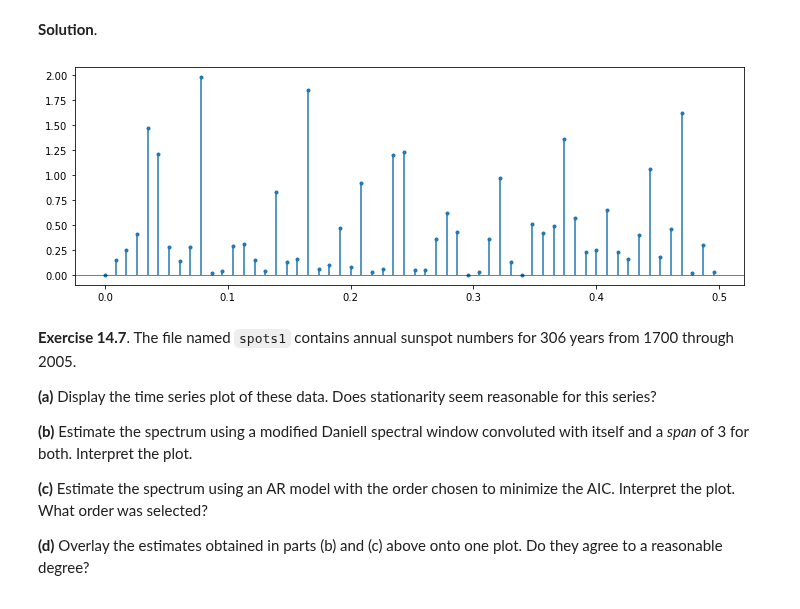
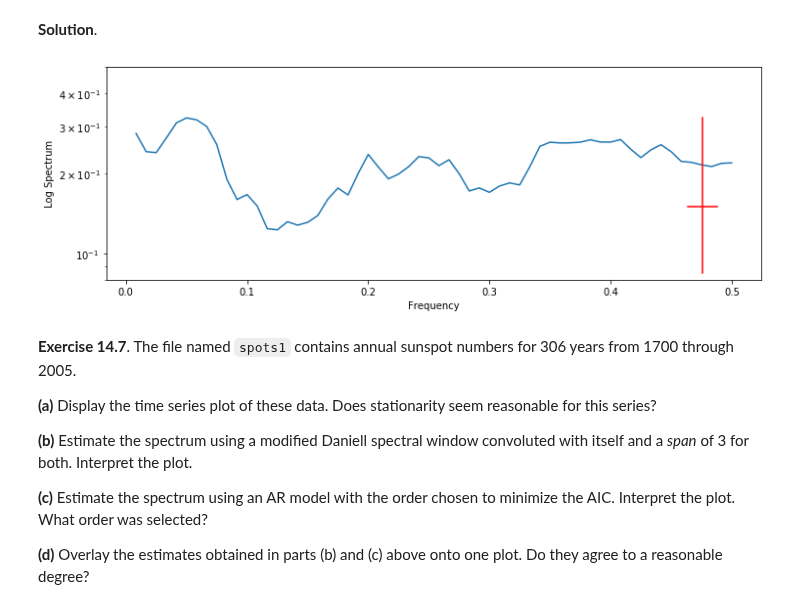
Before and after one commit to telmo-correa/time-series-analysis, a Jupyter notebook: Python/Chapter 14 (Ex 01 - 10) - Estimating the Spectrum.ipynb, the cells around one changed output. Saved outputs shown, nothing was run; the diff lists cells and outputs as text; code cells hidden in the pictures.

```diff
--- a/Python/Chapter 14 (Ex 01 - 10) - Estimating the Spectrum.ipynb
+++ b/Python/Chapter 14 (Ex 01 - 10) - Estimating the Spectrum.ipynb
@@ -331,11 +320,0 @@ Y = np.log(np.r_[pd.read_csv('../data/larain.dat')['larain']])
-# %%
-# Display only the periodogram for now
-f, Pxx = periodogram(Y)
-
-plt.figure(figsize=(12, 4))
-plt.vlines(x=f, ymin=0, ymax=Pxx, color='C0')
-plt.plot(f, Pxx, ls='none', marker='.', color='C0')
-plt.axhline(y=0, xmin=0, xmax=1, color='black', lw=0.5)
-plt.show()
-# %% [output]
-[figure, removed]
@@ -342,3 +330,13 @@ plt.show()
+# %%
+plt.figure(figsize=(12, 4))
+
+plt.xlabel('Frequency')
+plt.ylabel('Log Spectrum')
+plt.ylim(0.08, 0.5)
+plt.yscale('log')
+res = spec_pgram(Y, spans=[11], plot=True)
+# %% [output]
+[figure, added]
 # %% [markdown]
 **Exercise 14.7**. The file named `spots1` contains annual sunspot numbers for 306 years from 1700 through 2005.
 
```
Also changed, not shown: parts of 3 cells of this notebook.
